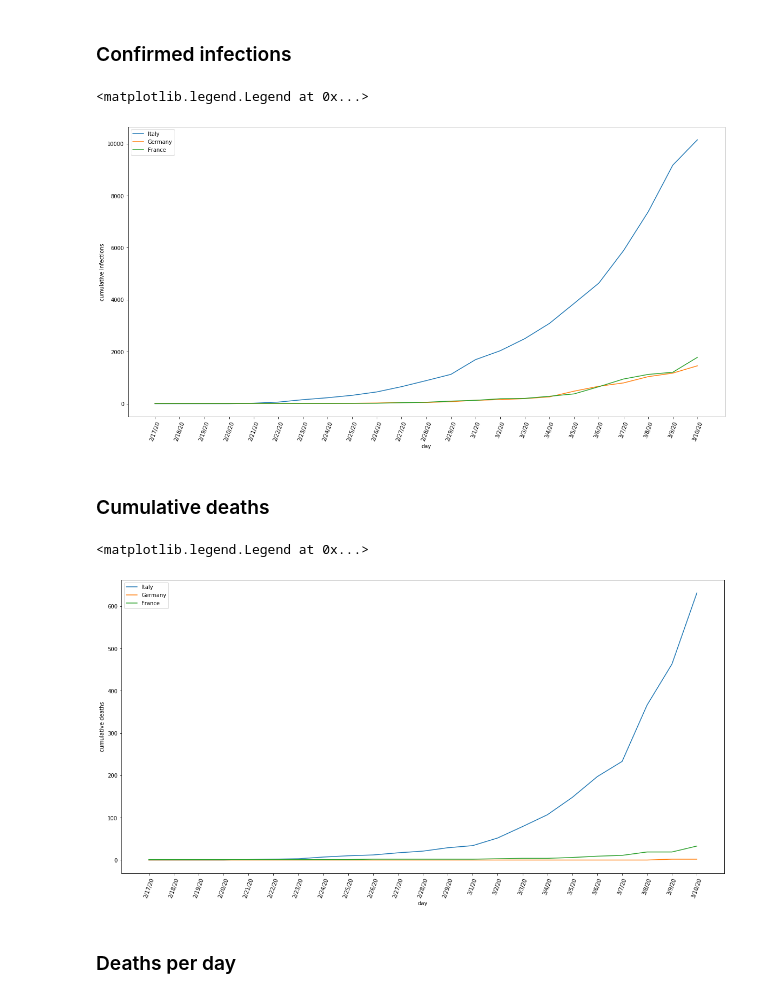
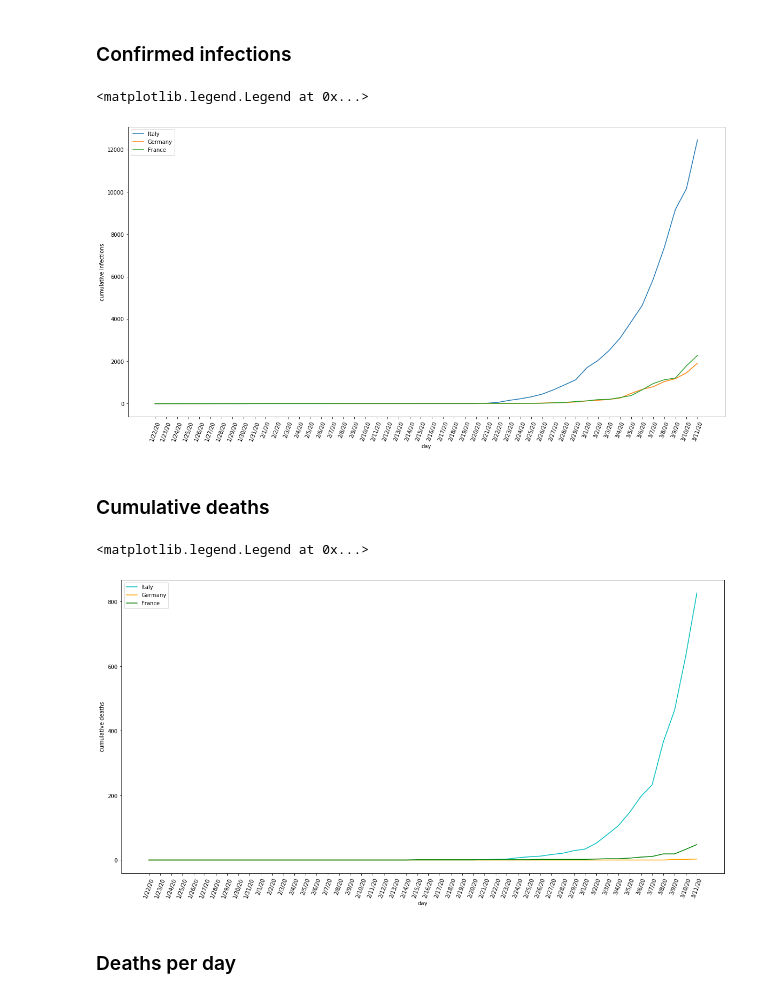
Before and after one commit to luigiselmi/datascience, a Jupyter notebook: python/covid19-monitoring-notebook.ipynb, the cells around one changed output. Saved outputs shown, nothing was run; the diff lists cells and outputs as text; code cells hidden in the pictures.

```diff
--- a/python/covid19-monitoring-notebook.ipynb
+++ b/python/covid19-monitoring-notebook.ipynb
@@ -23,6 +23,6 @@ deaths = pd.read_csv(url_deaths)
 # %% [markdown]
 ### Confirmed infections
 # %%
-confirmed_italy_per_day = confirmed[confirmed['Country/Region'] == 'Italy']
-cid = confirmed_italy_per_day.T['2/17/20':]; cid.T
+confirmed_infections_italy = confirmed[confirmed['Country/Region'] == 'Italy'].T[4:]
+confirmed_infections_italy.T # show the data in a row
 # %% [output]
@@ -76,6 +75,6 @@ Italy case fatality = 6.2
 # %% [markdown]
 ### Confirmed infections
 # %%
-confirmed_germany_per_day = confirmed[confirmed['Country/Region'] == 'Germany']
-cgd = confirmed_germany_per_day.T['2/17/20':]; cgd.T
+confirmed_infections_germany = confirmed[confirmed['Country/Region'] == 'Germany'].T[4:]
+confirmed_infections_germany.T # show data
 # %% [output]
@@ -126,0 +118,3 @@ cfd = confirmed_france_per_day.T['2/17/20':]; cfd.T
+# %%
+confirmed_infections_france = confirmed[confirmed['Province/State'] == 'France'].T[4:]
+confirmed_infections_france.T # show data
@@ -157,27 +155,21 @@ France case fatality = 1.8
 # %% [markdown]
 ## Merged graphs for Italy, Germany and France
-# %%
-# resize the default plot
-fig_size = plt.rcParams["figure.figsize"]
-fig_size[0] = 20
-fig_size[1] = 10
-plt.rcParams["figure.figsize"] = fig_size
 # %% [markdown]
 ### Confirmed infections
 # %%
 # add labels
 plt.xlabel("day")
 plt.ylabel("cumulative infections");
 plt.xticks(rotation=70)
 # plot the data
-plt.plot(cid, label='Italy')
-plt.plot(cgd, label='Germany')
-plt.plot(cfd, label='France')
+pi_italy = plt.plot(confirmed_infections_italy, label='Italy')
+pi_germany = plt.plot(confirmed_infections_germany, label='Germany')
+pi_france = plt.plot(confirmed_infections_france, label='France')
 # add legend
-plt.legend(['Italy','Germany', 'France'])
+plt.legend((pi_italy[0], pi_germany[0], pi_france[0]),['Italy','Germany', 'France'])
 # %% [output]
 <matplotlib.legend.Legend at 0x...>
-[figure, old version]
+[figure, new version]
 # %% [markdown]
 ### Cumulative deaths
 # %%
@@ -186,14 +178,14 @@ plt.xlabel("day")
 plt.ylabel("cumulative deaths");
 plt.xticks(rotation=70)
 # plot the data
-plt.plot(did, label='Italy')
-plt.plot(dgd, label='Germany')
-plt.plot(dfd, label='France')
+pd_italy = plt.plot(cumulative_deaths_italy, label='Italy', color='c')
+pd_germany = plt.plot(cumulative_deaths_germany, label='Germany', color='orange')
+pd_france = plt.plot(cumulative_deaths_france, label='France', color='green')
 # add legend
-plt.legend(['Italy','Germany', 'France'])
+plt.legend((pd_italy[0], pd_germany[0], pd_france[0]),['Italy','Germany', 'France'])
 # %% [output]
 <matplotlib.legend.Legend at 0x...>
-[figure, old version]
+[figure, new version]
 # %% [markdown]
 ### Deaths per day
 # %%
```
Also changed, not shown: parts of 23 cells of this notebook.
